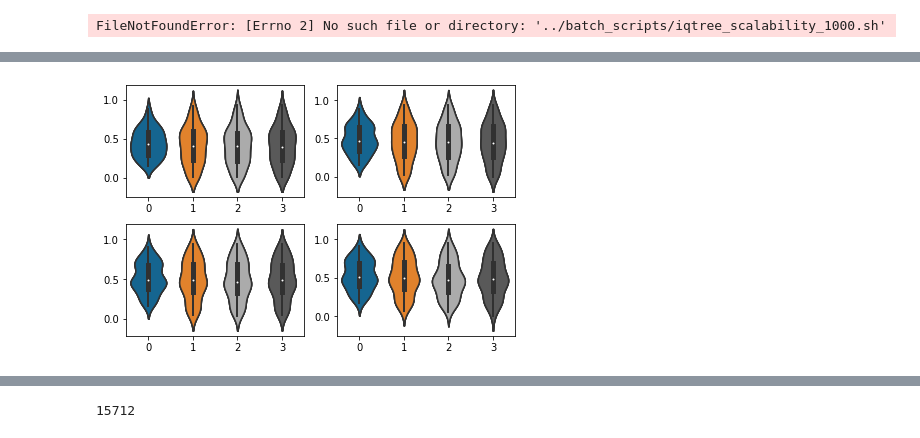
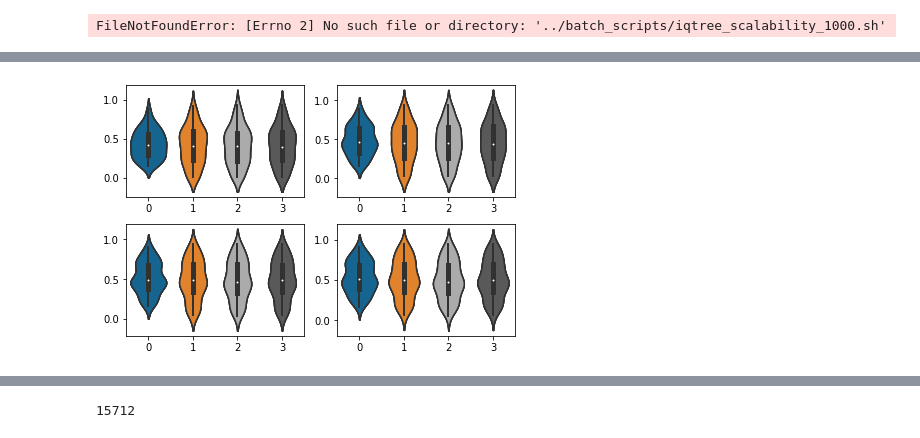
Before and after one commit to prabhavk/mst-backbone-repo, a Jupyter notebook: simulation_results.ipynb, the cells around one changed output, grey strips where cells are left out. Drawn from its saved outputs; the diff is of its cells as text; code cells hidden in the pictures.

```diff
--- a/simulation_results.ipynb
+++ b/simulation_results.ipynb
@@ -498,14 +495,14 @@ for seq_len in seqlen_list:
 results_path = projectPath + "results/"
 data_path = projectPath + "data/"
 
-accuracy_grove_file = open(results_path + "grove_accuracy_oct_10","r")
+accuracy_grove_file = open(results_path + "grove_accuracy_oct_12","r")
 accuracy_grove_file.readline()
 for res in accuracy_grove_file:
     acc = res.split(",")
     pr_unrooted, re_unrooted, rf_unrooted, pr_rooted, re_rooted, rf_rooted, method, tree_id, seq_len, num_leaves = acc
-    seq_len = int(seq_len)
-    num_leaves = int(num_leaves)
-    accuracy_seq_len_method[seq_len][method].append(acc)
+    seq_len = int(seq_len.strip())
+    num_leaves = int(num_leaves.strip())
+    accuracy_seq_len_method[seq_len][method].append([pr_unrooted, re_unrooted, rf_unrooted, pr_rooted, re_rooted, rf_rooted])
     recall_unrooted_seq_len_method[seq_len][method].append(float(re_unrooted))
     recall_rooted_seq_len_method[seq_len][method].append(float(re_rooted))
     num_leaves_seq_len_method[seq_len][method].append(int(num_leaves))
@@ -551,18 +548,6 @@ def Get_accuracy(method,exp_id):
 
 method_list = ['fasttree','iqtree','mstbackbone','raxmlng']
 seqlen_list = [1000,2000,5000,10000]
-# accuracy_seq_len_method = {}
-# num_leaves_seq_len_method = {}
-# tree_id_seq_len_method = {}
-# for seq_len in seqlen_list:
-#     accuracy_seq_len_method[seq_len] = {}
-#     num_leaves_seq_len_method[seq_len] = {}
-#     tree_id_seq_len_method[seq_len] = {}
-#     for method in method_list:
-#         accuracy_seq_len_method[seq_len][method] = []
-#         num_leaves_seq_len_method[seq_len][method] = []
-#         tree_id_seq_len_method[seq_len][method] = []
-
 num_leaves_list = []
 accuracy_grove_file = open(results_path + "grove_accuracy_updated","w")
 accuracy_grove_file.write("pr_unrooted, re_unrooted, rf_unrooted, pr_rooted, re_rooted, rf_rooted, method, tree_id, seq_len, num_leaves\n")
@@ -577,6 +562,7 @@ for line in tree_id_num_leaves_scalability_file:
             if tree_id in tree_id_seq_len_method[seq_len][method]:
                 tree_ind = tree_id_seq_len_method[seq_len][method].index(tree_id)
                 accuracy = accuracy_seq_len_method[seq_len][method][tree_ind]
+                # print("accuracy is ", accuracy)
                 for acc in accuracy:
                     accuracy_grove_file.write(str(acc) + ",")
                 accuracy_grove_file.write(method + "," + str(tree_id) + "," + str(seq_len) + "," + str(num_leaves) + "\n")
@@ -595,8 +581,6 @@ for line in tree_id_num_leaves_scalability_file:
 
 
 
-
-
 accuracy_grove_file.close()
 tree_id_num_leaves_scalability_file.close()
 # %%
@@ -646,7 +630,7 @@ for seq_len in seqlen_list:
 results_path = projectPath + "results/"
 data_path = projectPath + "data/"
 
-accuracy_grove_file = open(results_path + "grove_accuracy_oct_10","r")
+accuracy_grove_file = open(results_path + "grove_accuracy_oct_12","r")
 accuracy_grove_file.readline()
 for res in accuracy_grove_file:
     pr_unrooted, re_unrooted, rf_unrooted, pr_rooted, re_rooted, rf_rooted, method, tree_id, seq_len, num_leaves = res.split(",")
@@ -663,7 +647,7 @@ accuracy_grove_file.close()
 results_path = projectPath + "results/"
 data_path = projectPath + "data/"
 import pandas as pd
-accuracy_grove = pd.read_csv(results_path + "grove_accuracy_oct_10")
+accuracy_grove = pd.read_csv(results_path + "grove_accuracy_oct_12")
 accuracy_grove.rename(columns=lambda x: x.strip(),inplace=True)
 
 # print(accuracy_grove.keys())
@@ -698,6 +682,9 @@ plt.style.use('tableau-colorblind10')
 import numpy as np
 from math import log
 
+import pandas as pd
+accuracy_grove = pd.read_csv(results_path + "grove_accuracy_oct_12")
+accuracy_grove.rename(columns=lambda x: x.strip(),inplace=True)
 #TODO add sequence length, change colors,
 
 fig, ax = plt.subplots(2,2)
@@ -710,7 +697,7 @@ method_list = ['mstbackbone','fasttree','raxmlng','iqtree']
 # pos_method['raxmlng'] = 3
 # pos_method['iqtree'] = 4
 pos = [1,2,3,4]
-
+seqlen_list = [1000,2000,5000,10000]
 recall_unrooted_list = {}
 for seq_len in seqlen_list:
     accuracy_seq_len = accuracy_grove[accuracy_grove["seq_len"] == seq_len]
@@ -720,32 +707,32 @@ for seq_len in seqlen_list:
 
 for seq_len in seqlen_list:
     accuracy_seq_len = accuracy_grove[accuracy_grove["seq_len"] == seq_len]
     for method in method_list:
         if seq_len == 1000:
             # ax[0, 0].violinplot(recall_unrooted_list[seq_len], pos)
             sb.violinplot(data=recall_unrooted_list[seq_len],ax=ax[0,0])
             # ax[0, 0].set_title(seq_len)
             # ax[0, 0].set_yscale("log")
         elif seq_len == 2000:
             sb.violinplot(data=recall_unrooted_list[seq_len],ax=ax[0,1])
             # ax[0, 1].violinplot(recall_unrooted_list[seq_len], pos)
             # ax[0, 1].set_title(seq_len)
             # ax[0, 1].set_yscale("log")
         elif seq_len == 5000:
             sb.violinplot(data=recall_unrooted_list[seq_len],ax=ax[1,0])
             # ax[1, 0].violinplot(recall_unrooted_list[seq_len], pos)
             # ax[1, 0].set_xticks([1,2,3,4],labels=['MST-backbone', 'FastTree', 'RAxML-NG', 'IQ-Tree'])
             # ax[1, 0].set_yscale("log")
         elif seq_len == 10000:
             sb.violinplot(data=recall_unrooted_list[seq_len],ax=ax[1,1])
             # ax[1, 1].violinplot(recall_unrooted_list[seq_len], pos)
             # ax[1, 1].set_title(seq_len)
             # ax[1, 1].set_yscale("log")
 fig.tight_layout(pad=1.0)
 # labels = ['A', 'B', 'C', 'D']
 # plt.legend(method_list, loc ="upper right")
 # plt.xlabel(method_list)
 plt.show()
 # %% [output]
-[figure, old version]
+[figure, new version]
 # %%
```
Also changed, not shown: parts of 7 cells of this notebook.
